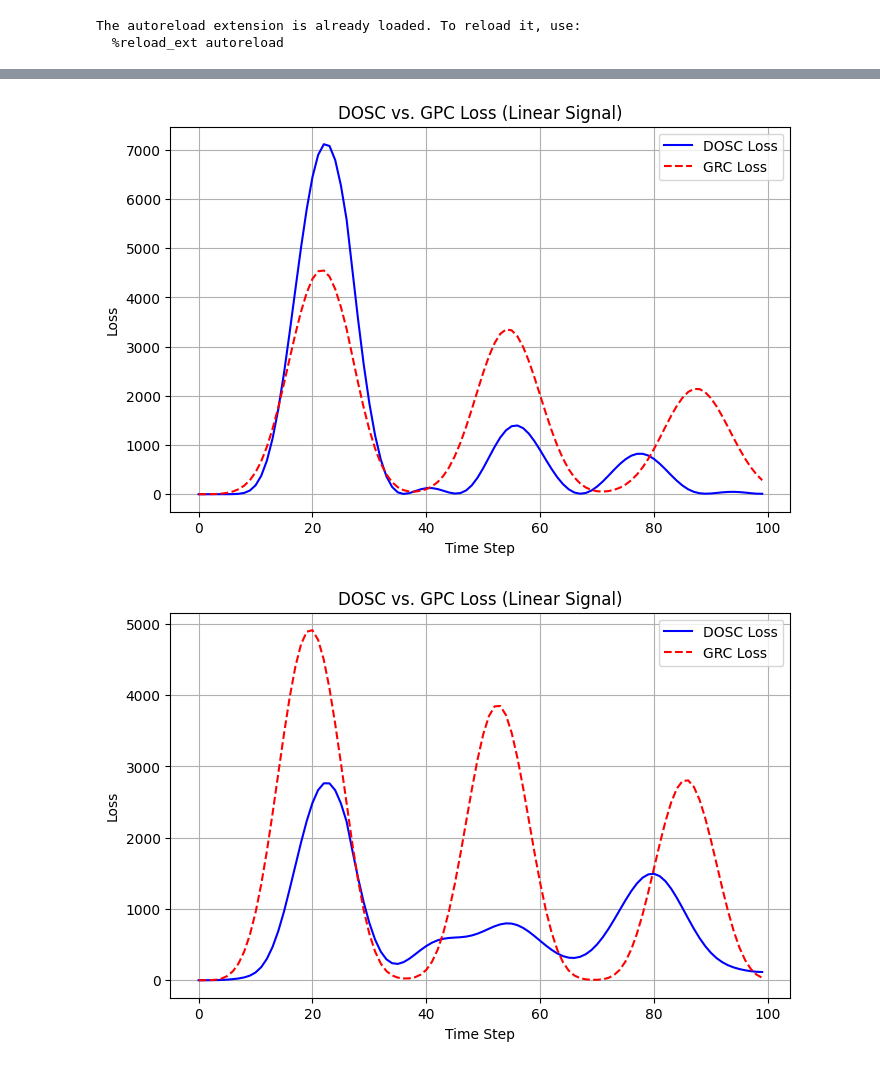
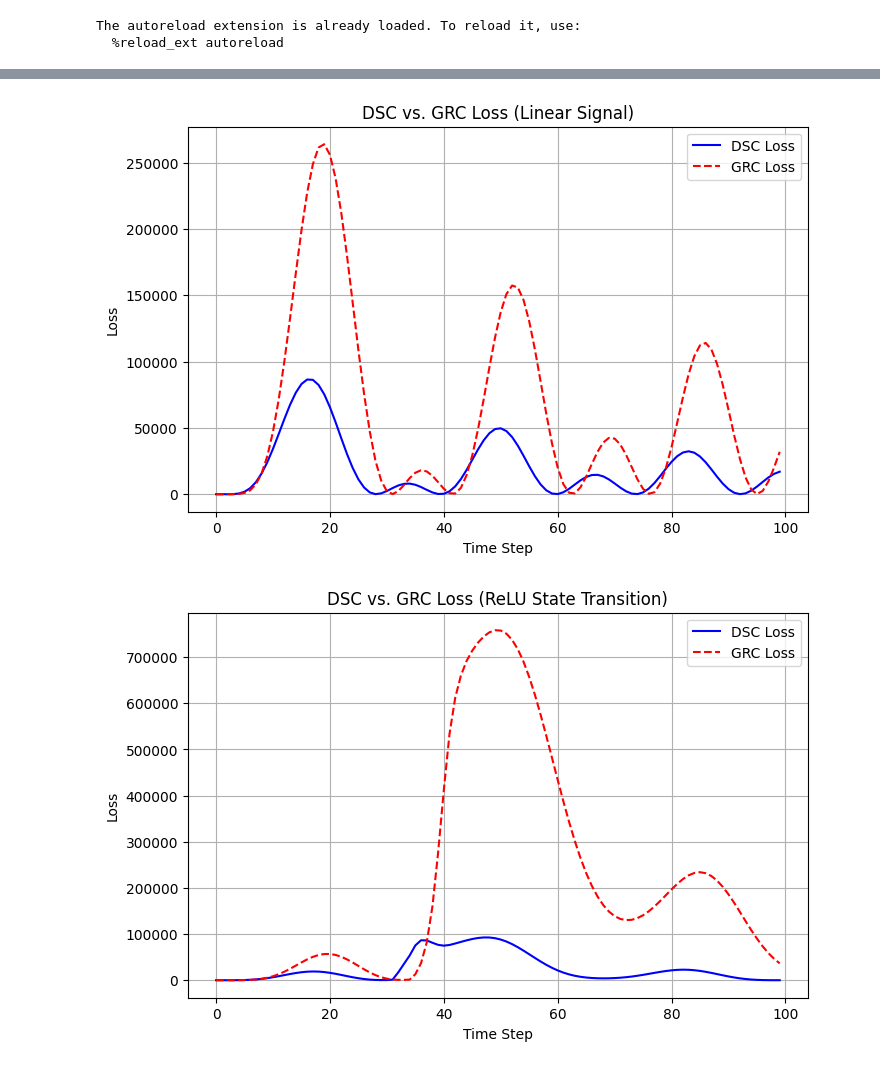
Before and after one commit to Sof0-0/spectral_control, a Jupyter notebook: tests_po.ipynb, the cells around one changed output, grey strips where cells are left out. Cells and saved outputs as stored; diff of their text form; code cells hidden in the pictures.

Commit message:
added fixed LQG, new experiments, figures on gaussian/sinusoid, fixed ReLU signal

```diff
--- a/tests_po.ipynb
+++ b/tests_po.ipynb
@@ -25,12 +99,12 @@ if torch.cuda.is_available():
 # GRC PO Experiments
 
 # Define system parameters
-d, n = 2, 1  # Example dimensions
-A = make_diagonalizable_matrix(d)
-C = make_diagonalizable_matrix(d)
-B = np.random.randn(d, n)
-Q = make_positive_semidefinite(d)
-R = make_positive_semidefinite(n)
+d, n = 10, 4  # Example dimensions
+# A = make_diagonalizable_matrix(d)
+# C = make_diagonalizable_matrix(d)
+# B = np.random.randn(d, n)
+# Q = make_positive_semidefinite(d)
+# R = make_positive_semidefinite(n)
 
 
 # Base dimensions
@@ -53,23 +127,29 @@ R = make_positive_semidefinite(n)
 # PARAMETERS
 h = 5         # Number of eigenpairs
 eta =  0.001  # Step size
-T = 100
+T = 500
 
 
 grc_po = GRC(A, B, C, Q, R, h, eta, T, name="GRC", nl=False)
-# grc_po_new = ModifiedGRC(A, B, C, Q, R, h, eta, T, name="GRC", nl=False)
+grc_po_nl = GRC(A, B, C, Q, R, h, eta, T, name="GRC", nl=True)
+# grc_po_stu = GRC_STU(A, B, C, Q, R, h, eta, T, name="GRC", nl=True)
 
 
-# GRC
+# # GRC
 start_time = time.time()
 grc_po.run()
 end_time = time.time()
 print(f"GRC Model Runtime: {end_time - start_time:.4f} seconds")
 
+start_time = time.time()
+grc_po_nl.run()
+end_time = time.time()
+print(f"GRC NL Model Runtime: {end_time - start_time:.4f} seconds")
+
 # start_time = time.time()
-# grc_po_new.run()
+# grc_po_stu.run()
 # end_time = time.time()
-# print(f"GRC Model Runtime: {end_time - start_time:.4f} seconds")
+# print(f"GRC STU Model Runtime: {end_time - start_time:.4f} seconds")
 
 # # OSC_NL
 # start_time = time.time()
@@ -84,6 +164,8 @@ print(f"GRC Model Runtime: {end_time - start_time:.4f} seconds")
 # print(f"OSC_w_STU Model Runtime: {end_time - start_time:.4f} seconds")
 
 plot_loss(grc_po, "GRC Loss")
+plot_loss(grc_po_nl, "GRC NL Loss")
+# plot_loss(grc_po_stu, "GRC STU Loss")
 # plot_loss(grc_po_new, "GRC new Loss")
 # plot_loss(osc_nl, "OSC NL Loss")
 # plot_loss(osc_wstu, "OSC STU Loss")
@@ -172,8 +274,8 @@ compare_losses([dosc_po, grc_po], "DOSC vs. GRC Loss (Linear Signal)")
 # %%
-compare_losses([osc_po, grc_po], "DOSC vs. GRC Loss (Linear Signal)", save_path="PO/figures/dosc_vs_gpc_loss.png")
+compare_losses([dsc_po, grc_po], "DSC vs. GRC Loss (Linear Signal)", save_path="PO/figures/dsc_vs_gpc_loss.png")
 # %% [output]
-[figure, old version]
+[figure, new version]
 # %%
-compare_losses([osc_po, grc_po], "DOSC vs. GRC Loss (Linear Signal)",  save_path="PO/figures/dosc_vs_gpc_loss2.png")
+compare_losses([dsc_po_nl, grc_po_nl], "DSC vs. GRC Loss (ReLU State Transition)", save_path="PO/figures/dsc_vs_gpc_loss_relu.png")
 # %% [output]
-[figure, old version]
+[figure, new version]
```
Also changed, not shown: parts of 13 cells of this notebook, 22 other files.
